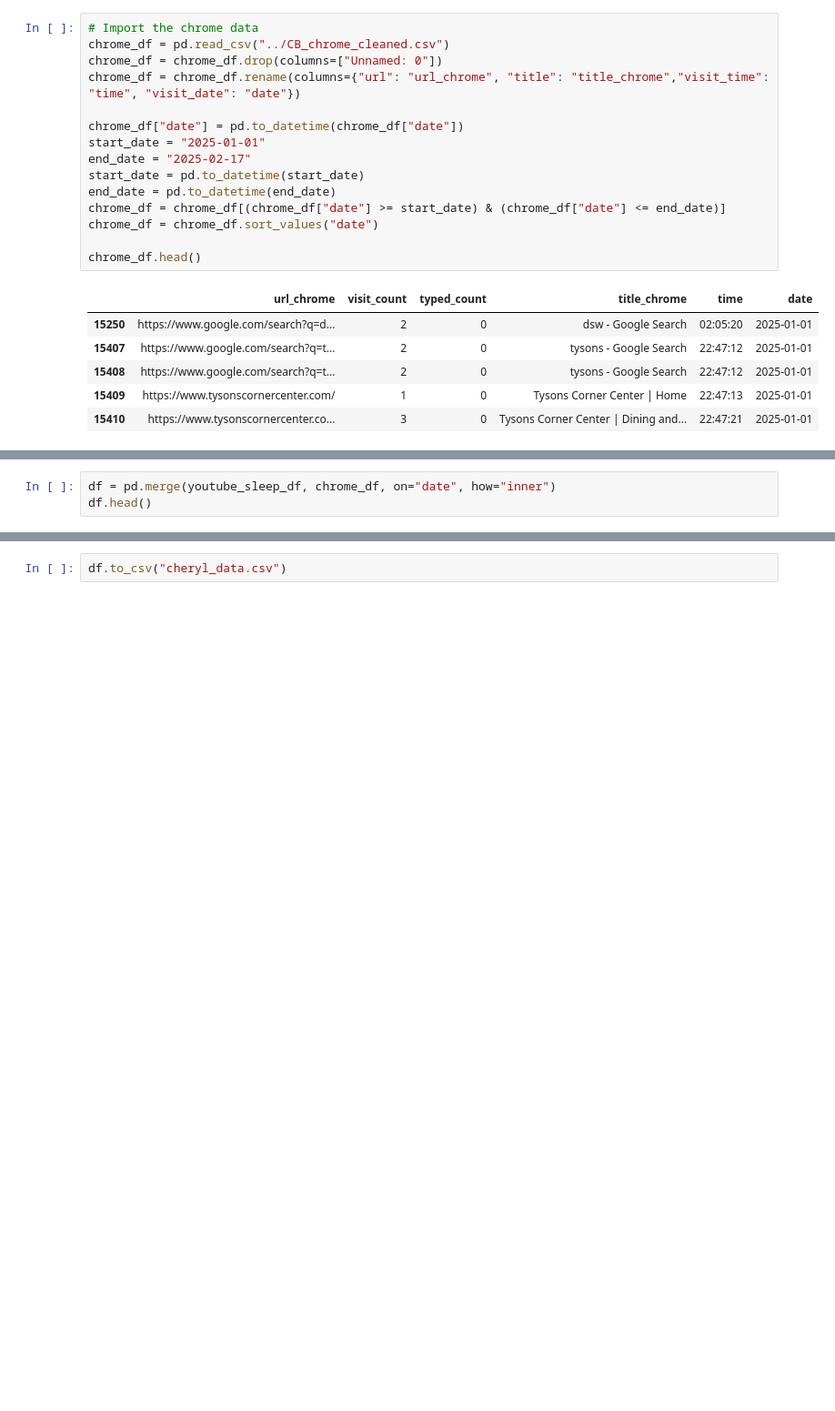
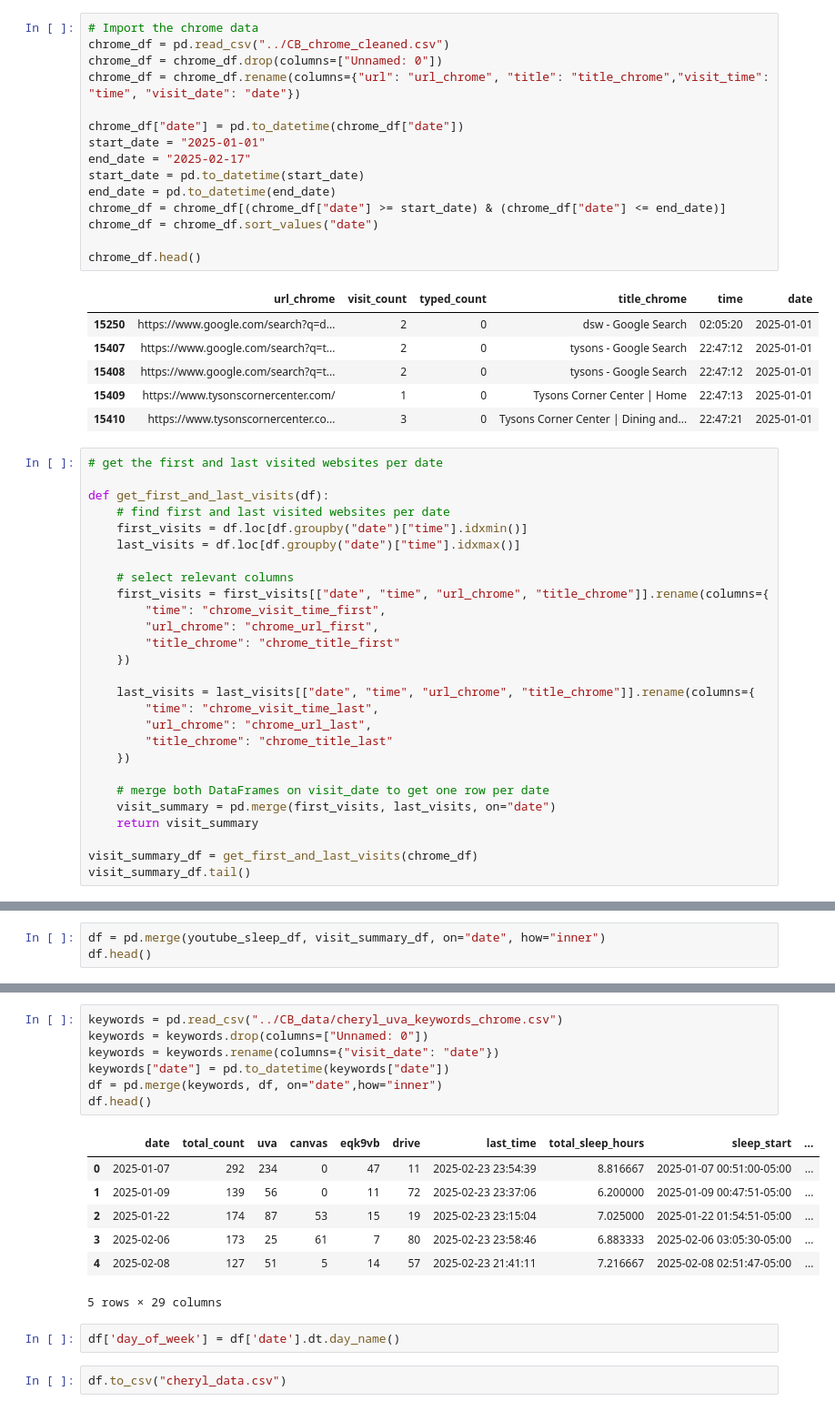
Before and after one commit to elaine-zhang12/google_takeout_sleep, a Jupyter notebook: analysis/all_data.ipynb, the cells around one changed output, grey strips where cells are left out. Shown at 91% size. Cells and saved outputs as stored; diff of their text form; blank space fills up the shorter version.

Commit message:
new data

```diff
--- a/analysis/all_data.ipynb
+++ b/analysis/all_data.ipynb
@@ -23,3 +23,30 @@ chrome_df.head()
 | 15408 | https://www.google.com/search?q=t... | 2 | 0 | tysons - Google Search | 22:47:12 | 2025-01-01 |
 | 15409 | https://www.tysonscornercenter.com/ | 1 | 0 | Tysons Corner Center | Home | 22:47:13 | 2025-01-01 |
 | 15410 | https://www.tysonscornercenter.co... | 3 | 0 | Tysons Corner Center | Dining and... | 22:47:21 | 2025-01-01 |
+# %%
+# get the first and last visited websites per date
+
+def get_first_and_last_visits(df):
+    # find first and last visited websites per date
+    first_visits = df.loc[df.groupby("date")["time"].idxmin()]
+    last_visits = df.loc[df.groupby("date")["time"].idxmax()]
+
+    # select relevant columns
+    first_visits = first_visits[["date", "time", "url_chrome", "title_chrome"]].rename(columns={
+        "time": "chrome_visit_time_first",
+        "url_chrome": "chrome_url_first",
+        "title_chrome": "chrome_title_first"
+    })
+
+    last_visits = last_visits[["date", "time", "url_chrome", "title_chrome"]].rename(columns={
+        "time": "chrome_visit_time_last",
+        "url_chrome": "chrome_url_last",
+        "title_chrome": "chrome_title_last"
+    })
+
+    # merge both DataFrames on visit_date to get one row per date
+    visit_summary = pd.merge(first_visits, last_visits, on="date")
+    return visit_summary
+
+visit_summary_df = get_first_and_last_visits(chrome_df)
+visit_summary_df.tail()
@@ -37,7 +71,7 @@ youtube_sleep_df.head()
 | 3 | 2025-02-06 | 6.883333 | 2025-02-06 03:05:30-05:00 | 2025-02-06 10:00:00-05:00 | 01:17:28.203000 | https://www.youtube.com/watch?v=o... | doing the club penguin dance | Watched | ... |
 | 4 | 2025-02-08 | 7.216667 | 2025-02-08 02:51:47-05:00 | 2025-02-08 12:48:25-05:00 | 00:10:27.476000 | https://www.youtube.com/results?s... | for boston junior toi | Searched | ... |
 # %%
-df = pd.merge(youtube_sleep_df, chrome_df, on="date", how="inner")
+df = pd.merge(youtube_sleep_df, visit_summary_df, on="date", how="inner")
 df.head()
 # %% [output]
 |  | date | total_sleep_hours | sleep_start | sleep_end | time_first | url_first | title_first | type_first | ... |
@@ -50,2 +84,19 @@ df.head()
+# %%
+keywords = pd.read_csv("../CB_data/cheryl_uva_keywords_chrome.csv")
+keywords = keywords.drop(columns=["Unnamed: 0"])
+keywords = keywords.rename(columns={"visit_date": "date"})
+keywords["date"] = pd.to_datetime(keywords["date"])
+df = pd.merge(keywords, df, on="date",how="inner")
+df.head()
+# %% [output]
+|  | date | total_count | uva | canvas | eqk9vb | drive | last_time | total_sleep_hours | sleep_start | ... |
+| 0 | 2025-01-07 | 292 | 234 | 0 | 47 | 11 | 2025-02-23 23:54:39 | 8.816667 | 2025-01-07 00:51:00-05:00 | ... |
+| 1 | 2025-01-09 | 139 | 56 | 0 | 11 | 72 | 2025-02-23 23:37:06 | 6.200000 | 2025-01-09 00:47:51-05:00 | ... |
+| 2 | 2025-01-22 | 174 | 87 | 53 | 15 | 19 | 2025-02-23 23:15:04 | 7.025000 | 2025-01-22 01:54:51-05:00 | ... |
+| 3 | 2025-02-06 | 173 | 25 | 61 | 7 | 80 | 2025-02-23 23:58:46 | 6.883333 | 2025-02-06 03:05:30-05:00 | ... |
+| 4 | 2025-02-08 | 127 | 51 | 5 | 14 | 57 | 2025-02-23 21:41:11 | 7.216667 | 2025-02-08 02:51:47-05:00 | ... |
+5 rows × 29 columns
+# %%
+df['day_of_week'] = df['date'].dt.day_name()
 # %%
 df.to_csv("cheryl_data.csv")
```
Also changed, not shown: parts of 2 cells of this notebook, 1 other file.
